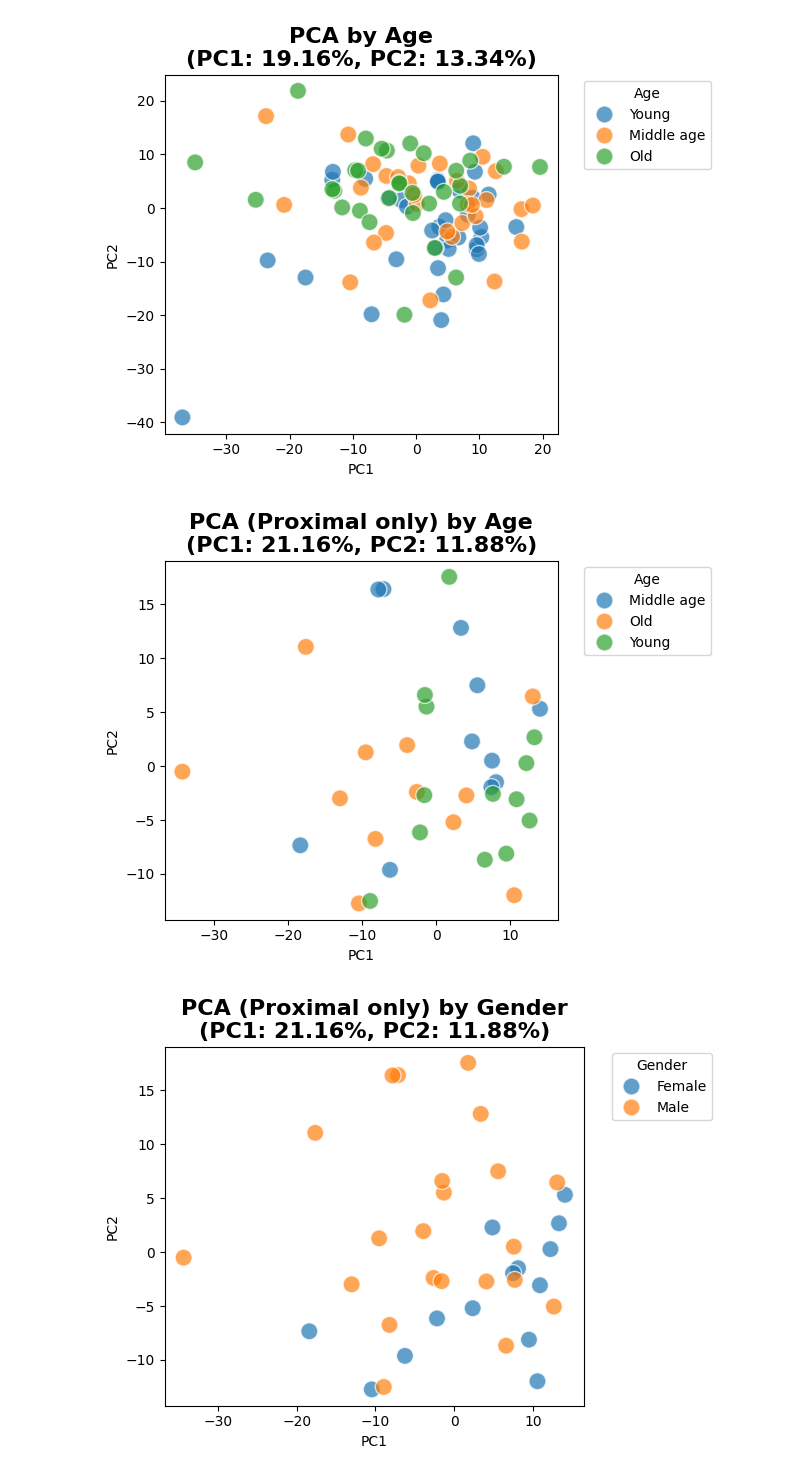
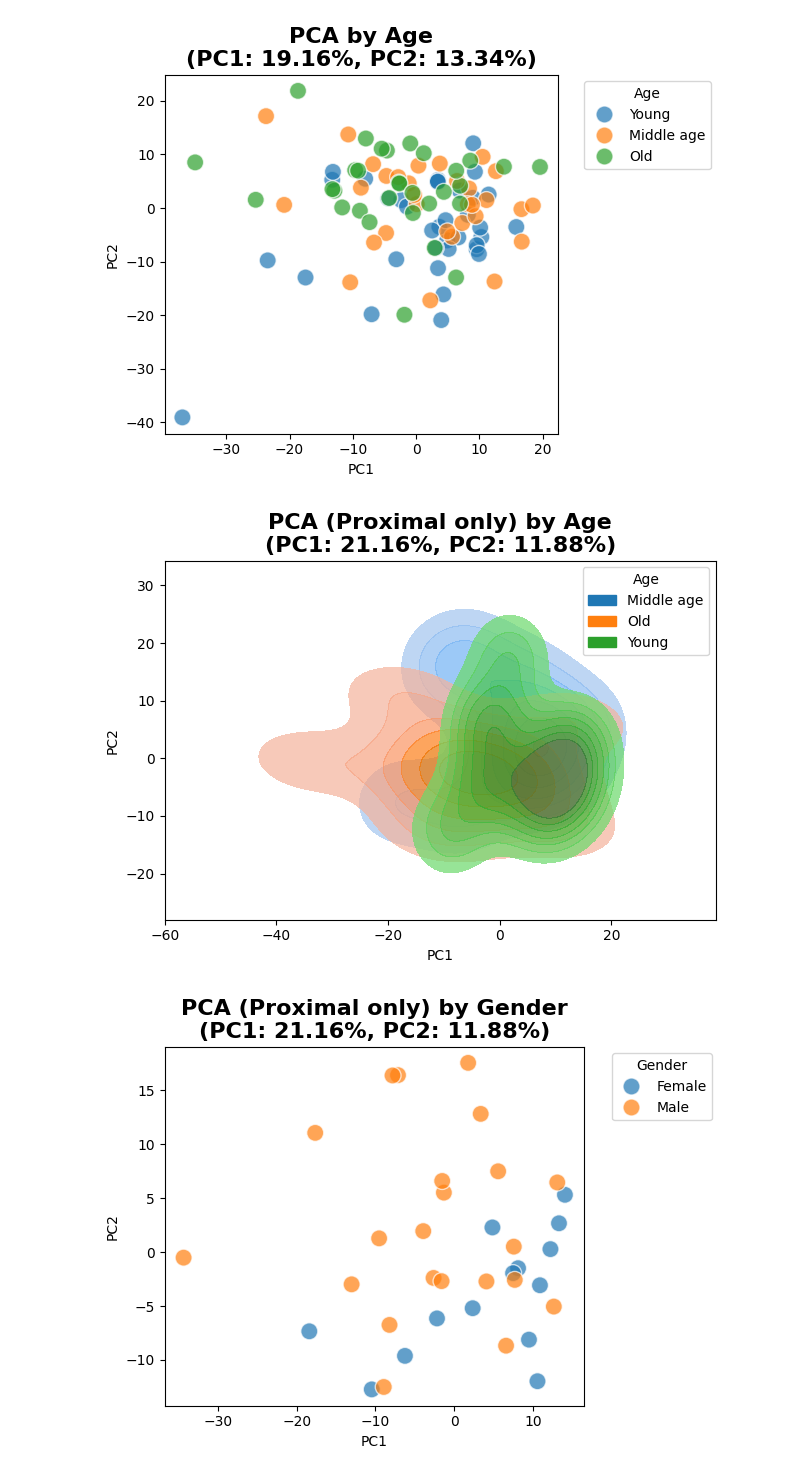
Before and after one commit to CadenBold/intestinal-omics, a Jupyter notebook: working.ipynb, the cells around one changed output. Cells and saved outputs as stored; diff of their text form; code cells hidden in the pictures.

Commit message:
ok little more graphing work n stuff

```diff
--- a/working.ipynb
+++ b/working.ipynb
@@ -332,25 +276,21 @@ plt.show()
 # %%
 prox_samples = meta_df.index[meta_df["Region"] == "Proximal"]
 
 X_prox = preprocessed_scaled.loc[:, prox_samples].T
 pca_prox = PCA(n_components=2, random_state=42).fit(X_prox)
 pca_df_prox = pd.DataFrame(pca_prox.transform(X_prox), index=X_prox.index, columns=["PC1","PC2"])
 
 pca_df_prox = pd.concat([pca_df_prox, meta_df], axis=1)
 pca_df_prox = pca_df_prox.dropna(subset=["PC1", "PC2"])
 
 
-ax = sns.scatterplot(data=pca_df_prox, x='PC1', y='PC2', hue='Age', s=150, alpha=0.7)
+ax = sns.kdeplot(data=pca_df_prox, x='PC1', y='PC2', hue='Age',  fill = True, thresh = 0.1, levels = 8, alpha = 0.7, linewidths = 1)
 ax.set_title(f'PCA (Proximal only) by Age\n(PC1: {pca_prox.explained_variance_ratio_[0]:.2%}, '
              f'PC2: {pca_prox.explained_variance_ratio_[1]:.2%})',
              fontsize=16, weight='bold')
-ax.legend(bbox_to_anchor=(1.05, 1), loc='upper left', title='Age')
 plt.tight_layout(); plt.show()
-
-#kernel density would be best here rather than the dots individually
-#do the hue for gender
 # %% [output]
-[figure, old version]
+[figure, new version]
 # %%
 ax = sns.scatterplot(data=pca_df_prox, x='PC1', y='PC2', hue='Gender', s=150, alpha=0.7)
 ax.set_title(f'PCA (Proximal only) by Gender\n(PC1: {pca_prox.explained_variance_ratio_[0]:.2%}, '
```
Also changed, not shown: parts of 8 cells of this notebook.
